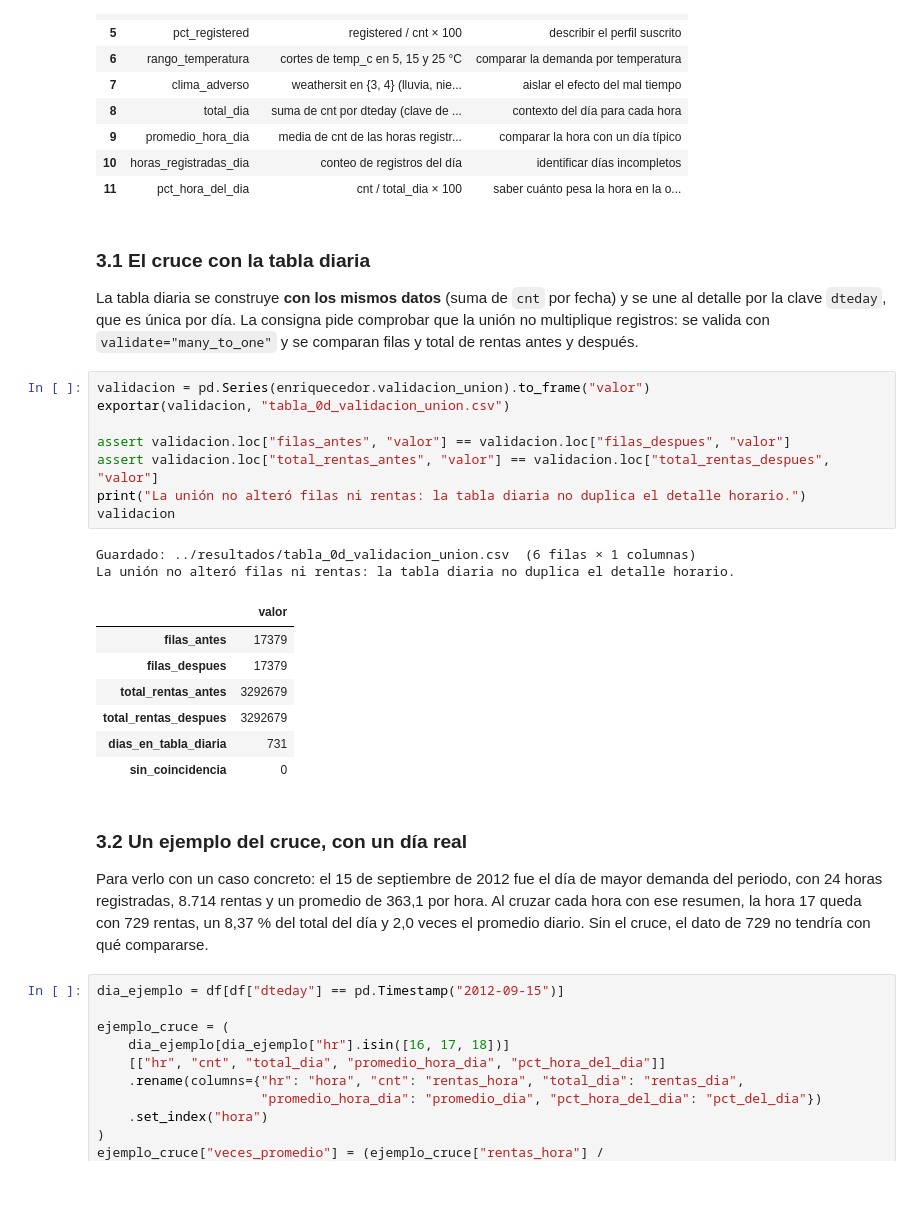
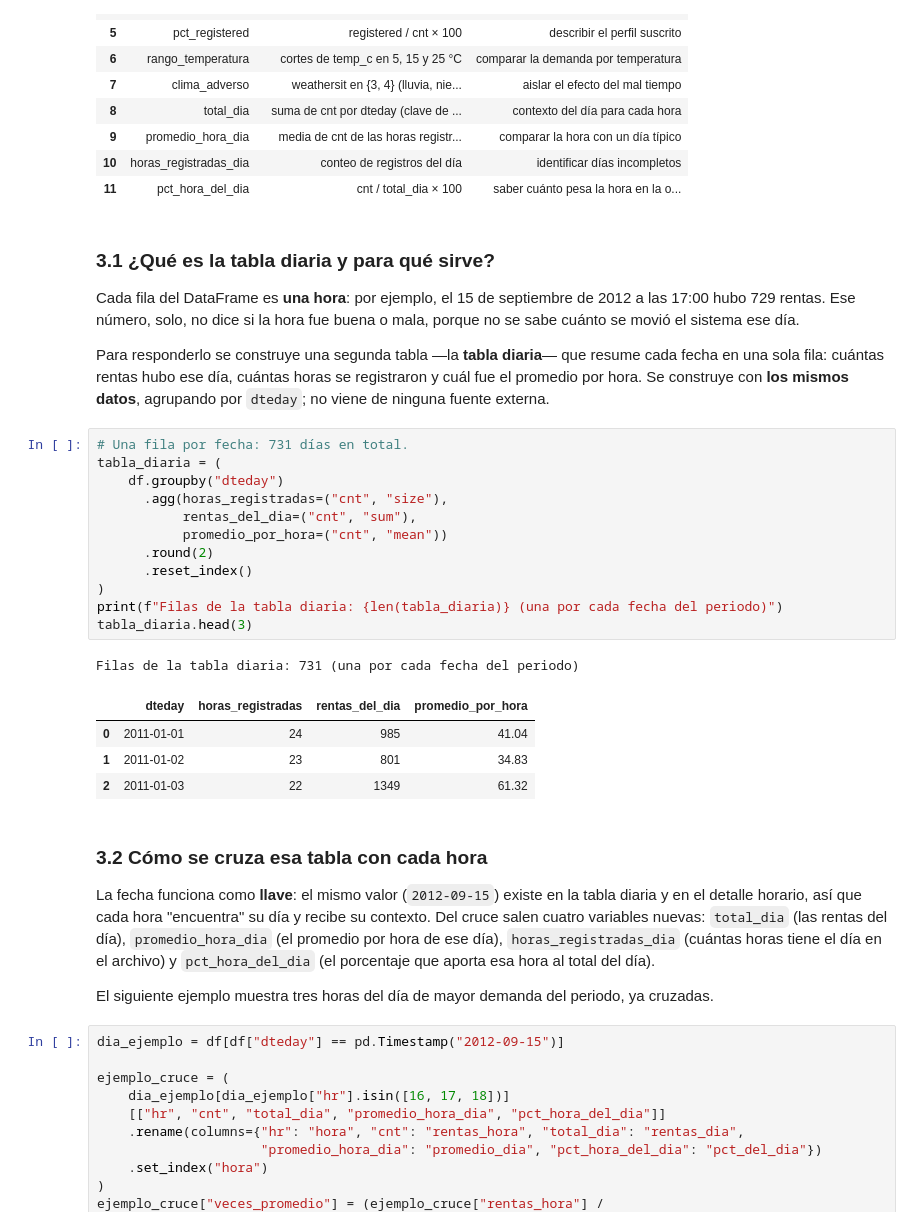
Before and after one commit to carlososoa/proyecto-integrado-iii, a Jupyter notebook: AE3/notebooks/EA3_transformacion_enriquecimiento.ipynb, the cells around one changed output. Saved outputs shown, nothing was run; the diff lists cells and outputs as text; blank space fills up the shorter version.

Commit message:
docs: explicar la tabla diaria en el notebook con el ejemplo y la validación

```diff
--- a/AE3/notebooks/EA3_transformacion_enriquecimiento.ipynb
+++ b/AE3/notebooks/EA3_transformacion_enriquecimiento.ipynb
@@ -205,36 +205,42 @@ DataFrame final: 17,379 filas × 40 columnas
 | 10 | horas_registradas_dia | conteo de registros del día | identificar días incompletos |
 | 11 | pct_hora_del_dia | cnt / total_dia × 100 | saber cuánto pesa la hora en la o... |
 # %% [markdown]
-### 3.1 El cruce con la tabla diaria
+### 3.1 ¿Qué es la tabla diaria y para qué sirve?
 
-La tabla diaria se construye **con los mismos datos** (suma de `cnt` por fecha) y se une al detalle por la
-clave `dteday`, que es única por día. La consigna pide comprobar que la unión no multiplique registros:
-se valida con `validate="many_to_one"` y se comparan filas y total de rentas antes y después.
+Cada fila del DataFrame es **una hora**: por ejemplo, el 15 de septiembre de 2012 a las 17:00 hubo 729 rentas.
+Ese número, solo, no dice si la hora fue buena o mala, porque no se sabe cuánto se movió el sistema ese día.
+
+Para responderlo se construye una segunda tabla —la **tabla diaria**— que resume cada fecha en una sola fila:
+cuántas rentas hubo ese día, cuántas horas se registraron y cuál fue el promedio por hora. Se construye con
+**los mismos datos**, agrupando por `dteday`; no viene de ninguna fuente externa.
 # %%
-validacion = pd.Series(enriquecedor.validacion_union).to_frame("valor")
-exportar(validacion, "tabla_0d_validacion_union.csv")
-
-assert validacion.loc["filas_antes", "valor"] == validacion.loc["filas_despues", "valor"]
-assert validacion.loc["total_rentas_antes", "valor"] == validacion.loc["total_rentas_despues", "valor"]
-print("La unión no alteró filas ni rentas: la tabla diaria no duplica el detalle horario.")
-validacion
+# Una fila por fecha: 731 días en total.
+tabla_diaria = (
+    df.groupby("dteday")
+      .agg(horas_registradas=("cnt", "size"),
+           rentas_del_dia=("cnt", "sum"),
+           promedio_por_hora=("cnt", "mean"))
+      .round(2)
+      .reset_index()
+)
+print(f"Filas de la tabla diaria: {len(tabla_diaria)} (una por cada fecha del periodo)")
+tabla_diaria.head(3)
 # %% [output]
-Guardado: ../resultados/tabla_0d_validacion_union.csv  (6 filas × 1 columnas)
-La unión no alteró filas ni rentas: la tabla diaria no duplica el detalle horario.
+Filas de la tabla diaria: 731 (una por cada fecha del periodo)
-|  | valor |
-| filas_antes | 17379 |
-| filas_despues | 17379 |
-| total_rentas_antes | 3292679 |
-| total_rentas_despues | 3292679 |
-| dias_en_tabla_diaria | 731 |
-| sin_coincidencia | 0 |
+|  | dteday | horas_registradas | rentas_del_dia | promedio_por_hora |
+| 0 | 2011-01-01 | 24 | 985 | 41.04 |
+| 1 | 2011-01-02 | 23 | 801 | 34.83 |
+| 2 | 2011-01-03 | 22 | 1349 | 61.32 |
 # %% [markdown]
-### 3.2 Un ejemplo del cruce, con un día real
+### 3.2 Cómo se cruza esa tabla con cada hora
 
-Para verlo con un caso concreto: el 15 de septiembre de 2012 fue el día de mayor demanda del periodo, con
-24 horas registradas, 8.714 rentas y un promedio de 363,1 por hora. Al cruzar cada hora con ese resumen, la
-hora 17 queda con 729 rentas, un 8,37 % del total del día y 2,0 veces el promedio diario. Sin el cruce, el
-dato de 729 no tendría con qué compararse.
+La fecha funciona como **llave**: el mismo valor (`2012-09-15`) existe en la tabla diaria y en el detalle
+horario, así que cada hora "encuentra" su día y recibe su contexto. Del cruce salen cuatro variables nuevas:
+`total_dia` (las rentas del día), `promedio_hora_dia` (el promedio por hora de ese día),
+`horas_registradas_dia` (cuántas horas tiene el día en el archivo) y `pct_hora_del_dia` (el porcentaje que
+aporta esa hora al total del día).
+
+El siguiente ejemplo muestra tres horas del día de mayor demanda del periodo, ya cruzadas.
 # %%
 dia_ejemplo = df[df["dteday"] == pd.Timestamp("2012-09-15")]
 
```
Also changed, not shown: parts of 41 cells of this notebook.
